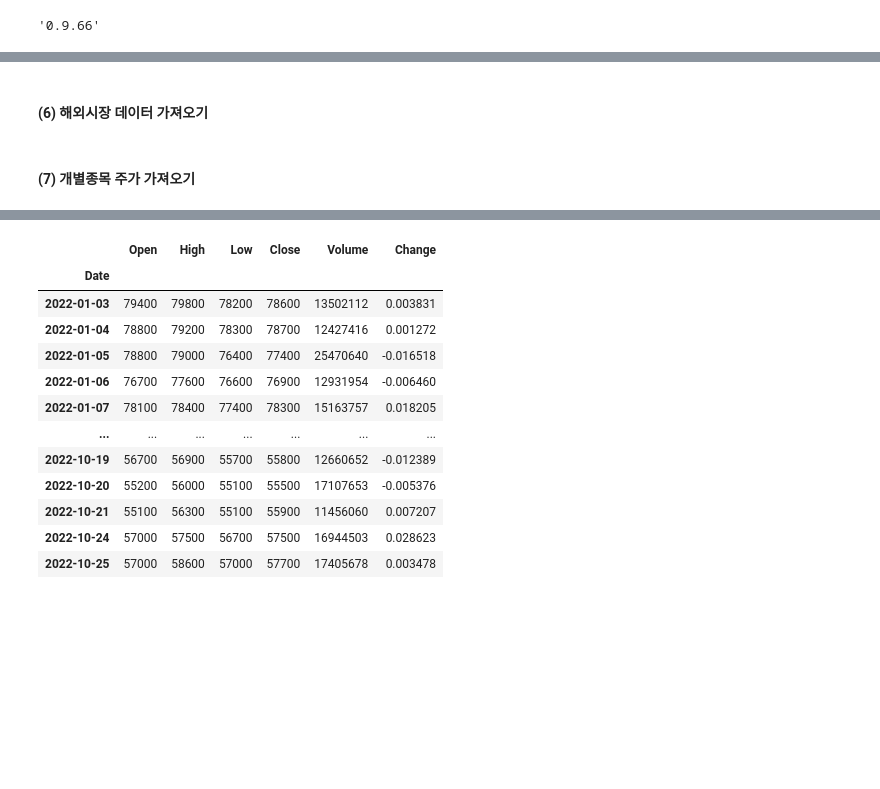
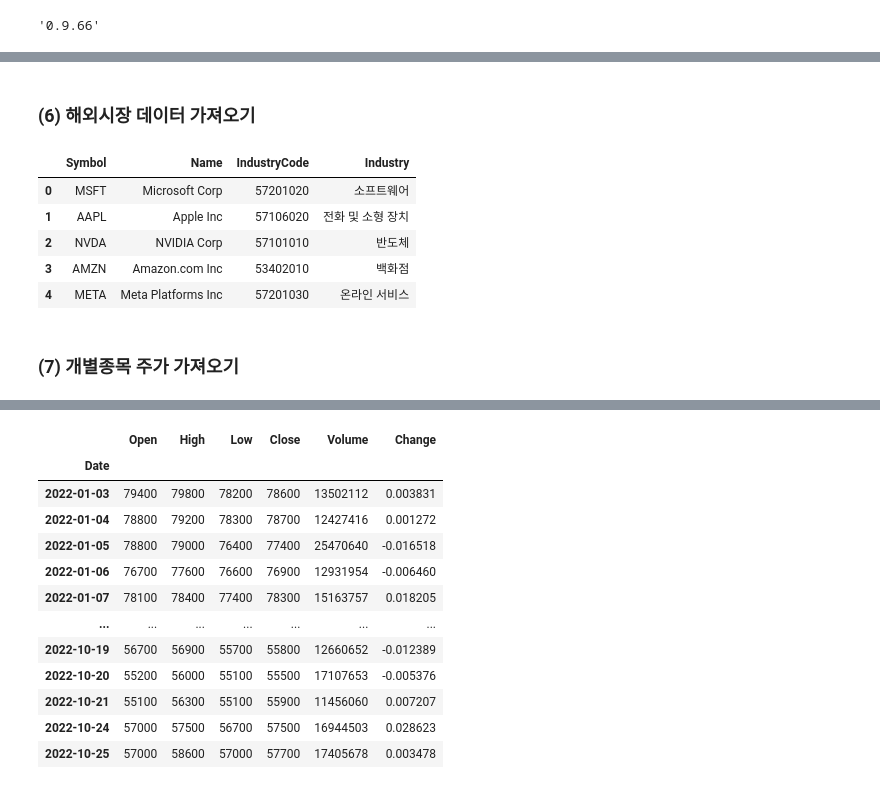
Before and after one commit to Rememz/book-python, a Jupyter notebook: 6편 Chapter 01 금융데이터 수집1_주가.ipynb, the cells around one changed output, grey strips where cells are left out. Cells and saved outputs as stored; diff of their text form; code cells hidden in the pictures; blank space fills up the shorter version.

```diff
--- a/6편 Chapter 01 금융데이터 수집1_주가.ipynb
+++ b/6편 Chapter 01 금융데이터 수집1_주가.ipynb
@@ -201,7 +191,19 @@ pd.read_csv("krx.csv", index_col='Name')
 # %% [markdown]
-#### (6) 해외시장 데이터 가져오기
+### (6) 해외시장 데이터 가져오기
+# %%
+import FinanceDataReader as fdr
+
+df_krx = fdr.StockListing('NASDAQ')
+df_krx.head()
+# %% [output]
+|  | Symbol | Name | IndustryCode | Industry |
+| 0 | MSFT | Microsoft Corp | 57201020 | 소프트웨어 |
+| 1 | AAPL | Apple Inc | 57106020 | 전화 및 소형 장치 |
+| 2 | NVDA | NVIDIA Corp | 57101010 | 반도체 |
+| 3 | AMZN | Amazon.com Inc | 53402010 | 백화점 |
+| 4 | META | Meta Platforms Inc | 57201030 | 온라인 서비스 |
 # %% [markdown]
-#### (7) 개별종목 주가 가져오기
+### (7) 개별종목 주가 가져오기
 # %%
 import FinanceDataReader as fdr
 
```
Also changed, not shown: parts of 62 cells of this notebook, 13 other files.
